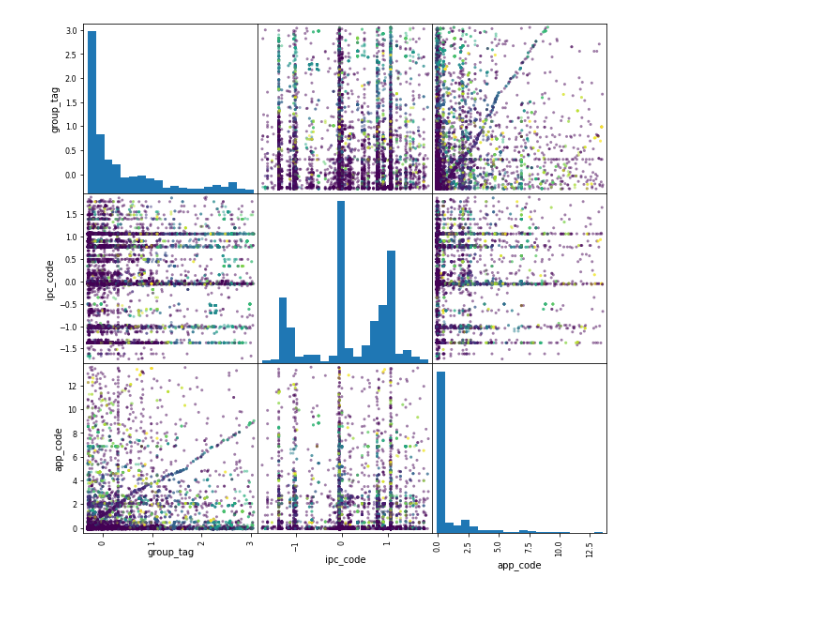
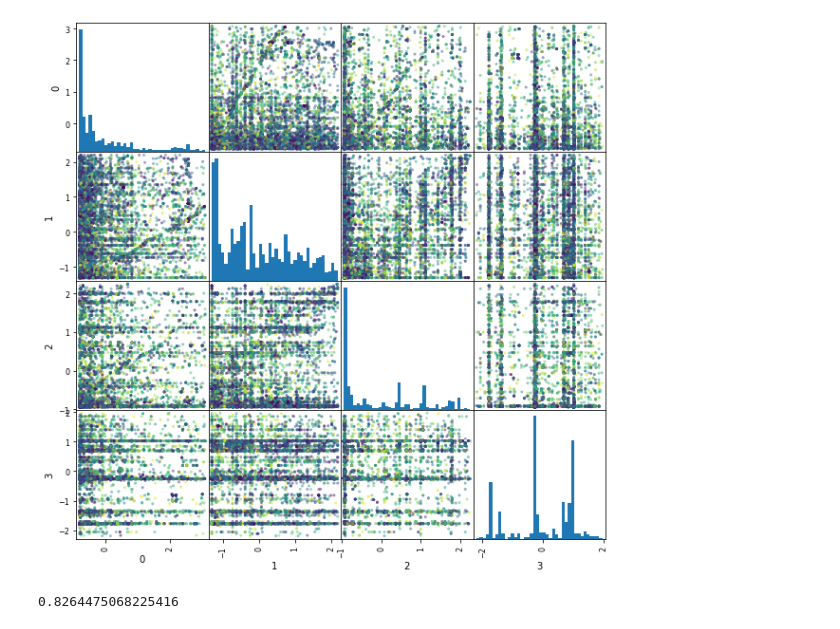
Before and after one commit to 1TreeForest/CyberRange, a Jupyter notebook: cluster/clustering.ipynb, the cells around one changed output. Saved outputs shown, nothing was run; the diff lists cells and outputs as text; code cells hidden in the pictures.

```diff
--- a/cluster/clustering.ipynb
+++ b/cluster/clustering.ipynb
@@ -29,0 +25,6 @@ print(X[0])
+# %%
+temp_X = pd.DataFrame(dataset)
+domains = temp_X[[0]]
+X = temp_X[[1, 2, 3, 4]]
+print(X)
+print(domains)
@@ -30,4 +49,4 @@ print(X[0])
 # %%
-X = RobustScaler().fit_transform(X)
+X = StandardScaler().fit_transform(X)
 print(X[0])
 # %% [output]
@@ -35,14 +58,14 @@ print(X[0])
 # %%
+# for i in range(1,50,2):
 # Compute DBSCAN
-db = DBSCAN(eps=0.1, min_samples=2).fit(X)
-core_samples_mask = np.zeros_like(db.labels_, dtype=bool)
-core_samples_mask[db.core_sample_indices_] = True
+db = AgglomerativeClustering(distance_threshold=0.15, n_clusters=None).fit(X)
+# db = DBSCAN(eps=0.2, min_samples=10).fit(X)
+# core_samples_mask = np.zeros_like(db.labels_, dtype=bool)
+# core_samples_mask[db.core_sample_indices_] = True
 labels = db.labels_
 # Number of clusters in labels, ignoring noise if present.
 n_clusters_ = len(set(labels)) - (1 if -1 in labels else 0)
-
+print(i)
 print('Estimated number of clusters: %d' % n_clusters_)
-print("Silhouette Coefficient: %0.3f"
-      % metrics.silhouette_score(X, labels))
-print(labels)
+print("Silhouette Coefficient: %0.3f" % metrics.silhouette_score(X, labels))
 # %% [output]
@@ -65,8 +104,8 @@ ax.scatter(x,y,z,c=labels)
 # %%
-df = pd.DataFrame(X, columns=['group_tag', 'ipc_code', 'app_code'])
-grr = pd.plotting.scatter_matrix(df,c = labels,hist_kwds={'bins':20}, figsize=[10,10])
+df = pd.DataFrame(X)
+grr = pd.plotting.scatter_matrix(df,c = labels,hist_kwds={'bins':40}, figsize=[10,10])
 # %% [output]
-[figure, old version]
+[figure, new version]
 # %%
 # import pymysql
 # conn = pymysql.Connect(  # 配置数据库
@@ -94,3 +133,31 @@ grr = pd.plotting.scatter_matrix(df,c = labels,hist_kwds={'bins':20}, figsize=[1
 #     sql = 'update cluster set ipc_sum = %s where ipc = %s'
 #     cursor.execute(sql,[sum, ip])
 #     conn.commit()
+# %%
+from sklearn.neighbors import NearestNeighbors
+from random import sample
+import numpy as np
+import pandas as pd
+from numpy.random import uniform
+
+def hopkins_statistic(x):
+	d = x.shape[1]
+	n = len(x)
+	m = int(0.1*n)
+	nbrs = NearestNeighbors(n_neighbors=1).fit(x.values)
+	rand_x = sample(range(0,n),m)
+	ujd = []
+	wjd = []
+	for j in range(0,m):
+		u_dist, _ = nbrs.kneighbors(uniform(np.min(x,axis=0), np.max(x, axis=0), d).reshape(1,-1), 2)
+		ujd.append(u_dist[0][1])
+		w_dist, _ = nbrs.kneighbors(x.iloc[rand_x[j]].values.reshape(1, -1), 2)
+		wjd.append(w_dist[0][1])
+	h = sum(ujd)/(sum(ujd)+sum(wjd))
+	if np.isnan(h):
+		print(ujd, wjd)
+		h = 0
+	return h
+print(hopkins_statistic(pd.DataFrame(X)))
+# %% [output]
+0.8264475068225416
```
Also changed, not shown: parts of 12 cells of this notebook, 5 other files.
